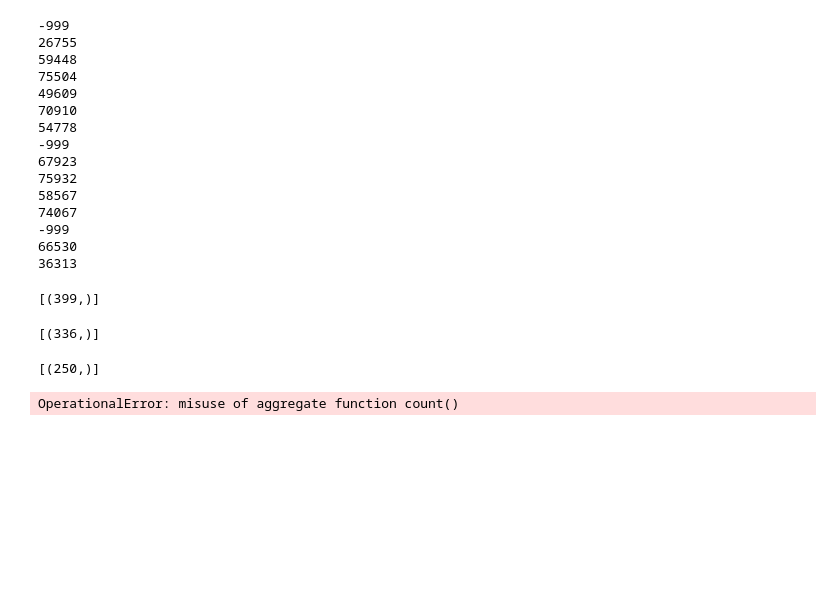
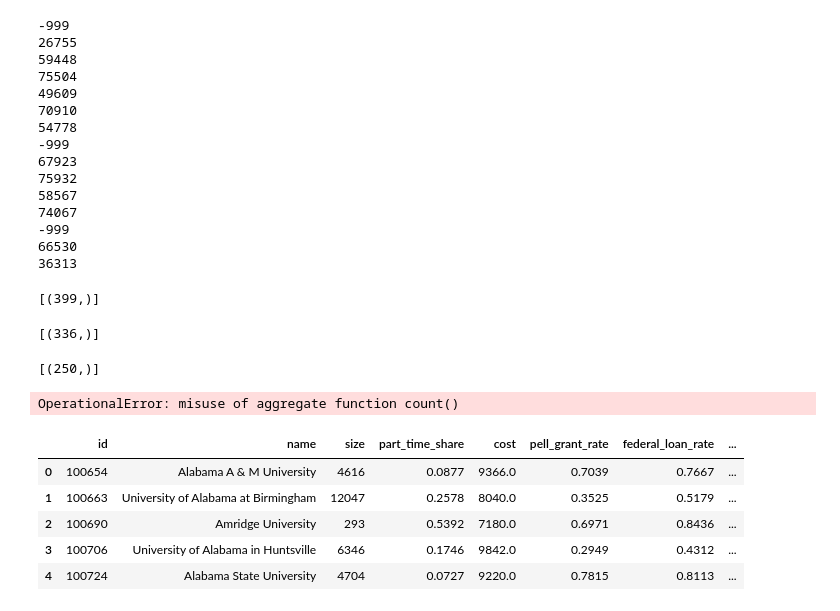
Before and after one commit to thomsu/College_Scorecard, a Jupyter notebook: Untitled.ipynb, the cells around one changed output. Drawn from its saved outputs; the diff is of its cells as text; code cells hidden in the pictures; blank space fills up the shorter version.

```diff
--- a/Untitled.ipynb
+++ b/Untitled.ipynb
@@ -176,0 +185,12 @@ connection.commit()
+# %%
+cur.execute('''SELECT * FROM fouryear;''')
+df4 = pd.DataFrame(cur.fetchall())
+df4.columns = [i[0] for i in cur.description]
+df4.head()
+# %% [output]
+|  | id | name | size | part_time_share | cost | pell_grant_rate | federal_loan_rate | ... |
+| 0 | 100654 | Alabama A & M University | 4616 | 0.0877 | 9366.0 | 0.7039 | 0.7667 | ... |
+| 1 | 100663 | University of Alabama at Birmingham | 12047 | 0.2578 | 8040.0 | 0.3525 | 0.5179 | ... |
+| 2 | 100690 | Amridge University | 293 | 0.5392 | 7180.0 | 0.6971 | 0.8436 | ... |
+| 3 | 100706 | University of Alabama in Huntsville | 6346 | 0.1746 | 9842.0 | 0.2949 | 0.4312 | ... |
+| 4 | 100724 | Alabama State University | 4704 | 0.0727 | 9220.0 | 0.7815 | 0.8113 | ... |
```
Also changed, not shown: parts of 22 cells of this notebook, 1 other file.
